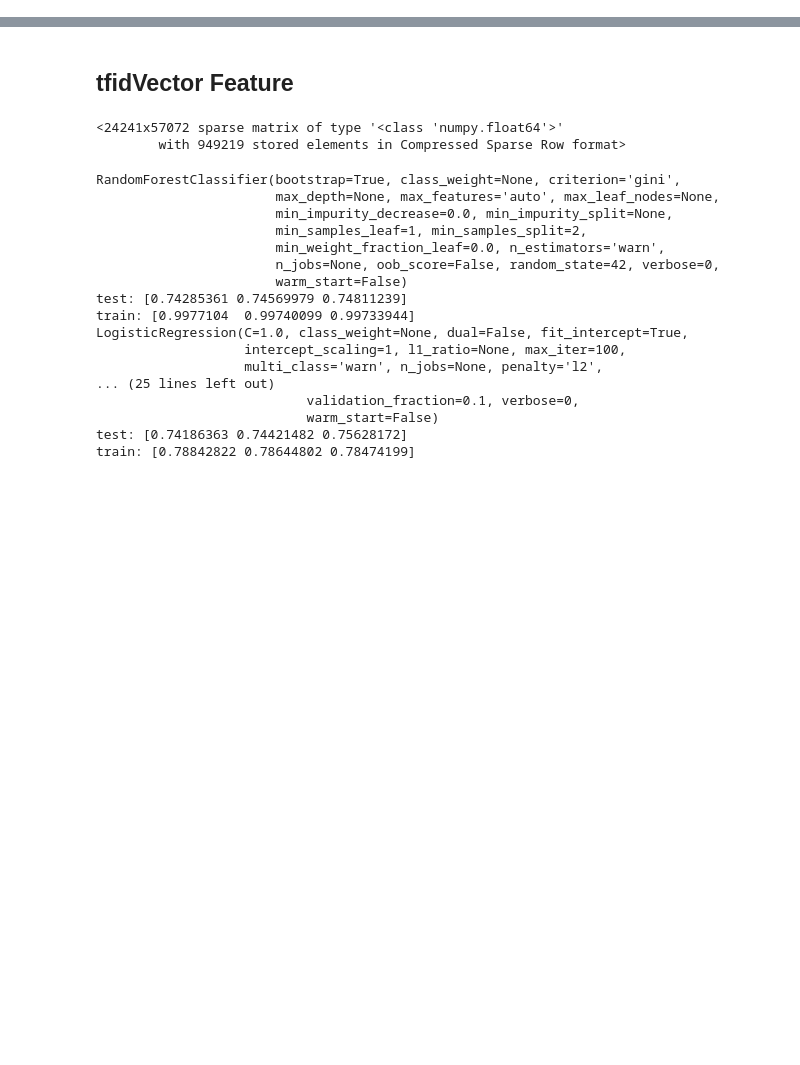
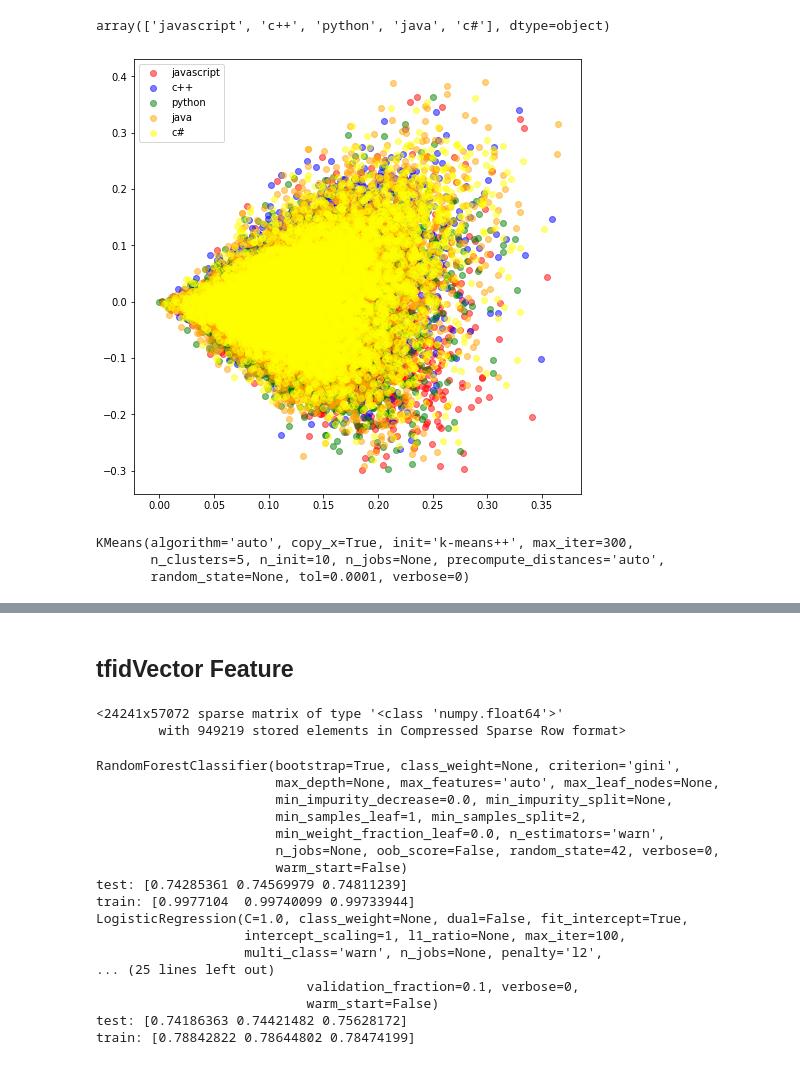
Before and after one commit to QED0711/stack_overflow_nlp, a Jupyter notebook: notebooks/Feature_Engineering.ipynb, the cells around one changed output, grey strips where cells are left out. Cells and saved outputs as stored; diff of their text form; code cells hidden in the pictures; blank space fills up the shorter version.

Commit message:
Add kmeans result

```diff
--- a/notebooks/Feature_Engineering.ipynb
+++ b/notebooks/Feature_Engineering.ipynb
@@ -36,0 +43,32 @@ label = posts_df['target']
+# %%
+# scale
+Tsv = TruncatedSVD(n_components=2)
+# %%
+X_scaled = Tsv.fit_transform(X)
+# %%
+x = X_scaled[:,0]
+y = X_scaled[:,1]
+import matplotlib.pyplot as plt
+%matplotlib inline
+# %%
+label.unique()
+# %% [output]
+array(['javascript', 'c++', 'python', 'java', 'c#'], dtype=object)
+# %%
+cdict = {'javascript':'red','c++':'blue','python':'green','java':'orange', 'c#':'yellow'}
+# %%
+fig, ax = plt.subplots(figsize = (8,8))
+for g in label.unique():
+    ix = np.where(label == g)
+    ax.scatter(x[ix],y[ix],c=cdict[g],label = g, alpha = 0.5)
+ax.legend()
+plt.show()
+# %% [output]
+[figure, added]
+# %%
+kmeans = KMeans(n_clusters=5)
+kmeans.fit(X)
+# %% [output]
+KMeans(algorithm='auto', copy_x=True, init='k-means++', max_iter=300,
+       n_clusters=5, n_init=10, n_jobs=None, precompute_distances='auto',
+       random_state=None, tol=0.0001, verbose=0)
```
Also changed, not shown: parts of 9 cells of this notebook, 2 other files.
